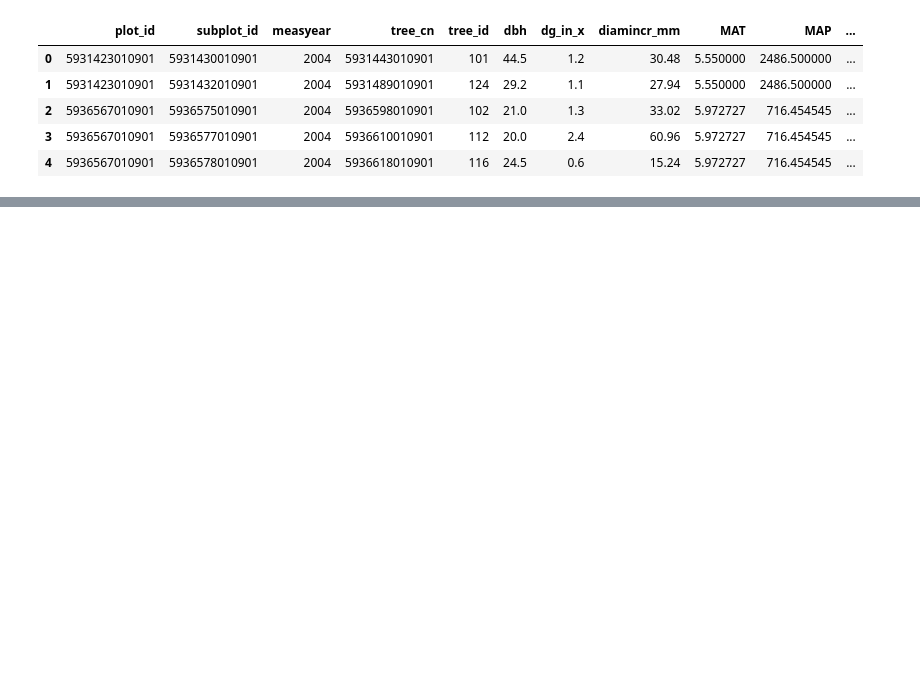
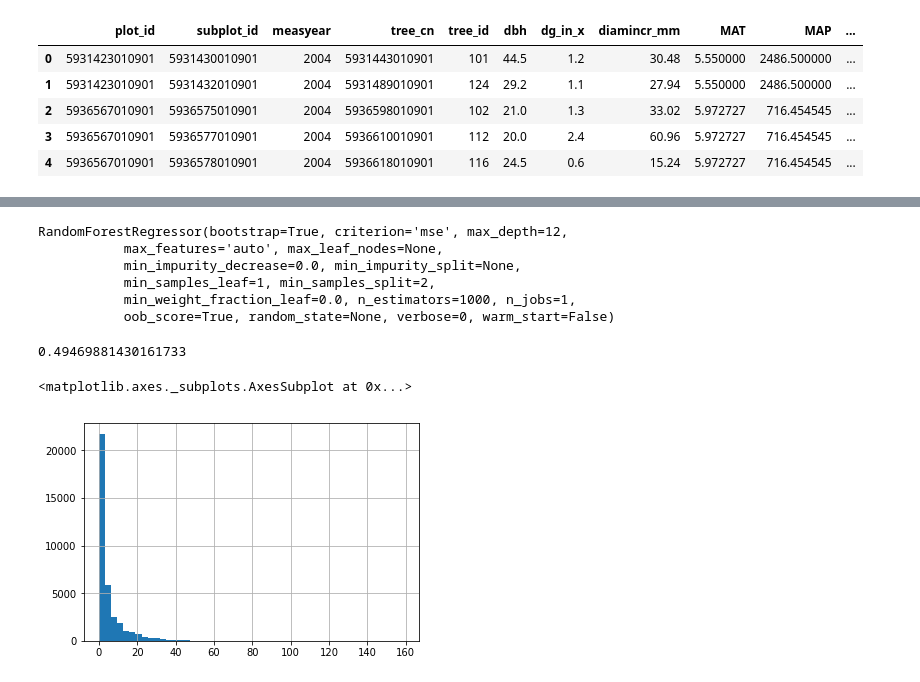
Before and after one commit to d-diaz/FVS_Equations, a Jupyter notebook: Model Fitting.ipynb, the cells around one changed output, grey strips where cells are left out. Cells and saved outputs as stored; diff of their text form; code cells hidden in the pictures; blank space fills up the shorter version.

```diff
--- a/Model Fitting.ipynb
+++ b/Model Fitting.ipynb
@@ -249,0 +21,31 @@ Exception: ("Compilation failed (return status=1): In file included from C:/Prog
+# %%
+data['ASPECT'] = data.aspect * np.pi/180 # convert to radians
+data['SLOPE'] = data.slope/100. # convert to percent
+# %%
+# for random forests, don't make any data transformations
+DBH = data.dbh
+BAL = data.bal
+SLOPE = data.SLOPE
+ASPECT = data.ASPECT
+ELEV = data.elev
+CR = data.cr
+BA = data.ba
+MAT = data.MAT
+MAP = data.MAP
+DDS = ((data.dg_in_x)**2)
+# %%
+# run a Random Forests regression model, allow 12 splits in each tree
+regr = RandomForestRegressor(n_estimators=1000, max_depth=12, oob_score=True)
+X_cols = ['dbh', 'bal', 'SLOPE', 'ASPECT', 'elev', 'cr', 'ba', 'MAT', 'MAP']
+regr.fit(X=data[X_cols], y=(data.dg_in_x)**2)
+# %% [output]
+RandomForestRegressor(bootstrap=True, criterion='mse', max_depth=12,
+           max_features='auto', max_leaf_nodes=None,
+           min_impurity_decrease=0.0, min_impurity_split=None,
+           min_samples_leaf=1, min_samples_split=2,
+           min_weight_fraction_leaf=0.0, n_estimators=1000, n_jobs=1,
+           oob_score=True, random_state=None, verbose=0, warm_start=False)
+# %%
+regr.oob_score_ # Random Forests R2 value on out-of-bag data
+# %% [output]
+0.49469881430161733
@@ -249,0 +65,5 @@ Exception: ("Compilation failed (return status=1): In file included from C:/Prog
+# %%
+DDS.hist(bins=50)
+# %% [output]
+<matplotlib.axes._subplots.AxesSubplot at 0x...>
+[figure, added]
```
Also changed, not shown: parts of 31 cells of this notebook, 4 other files.
